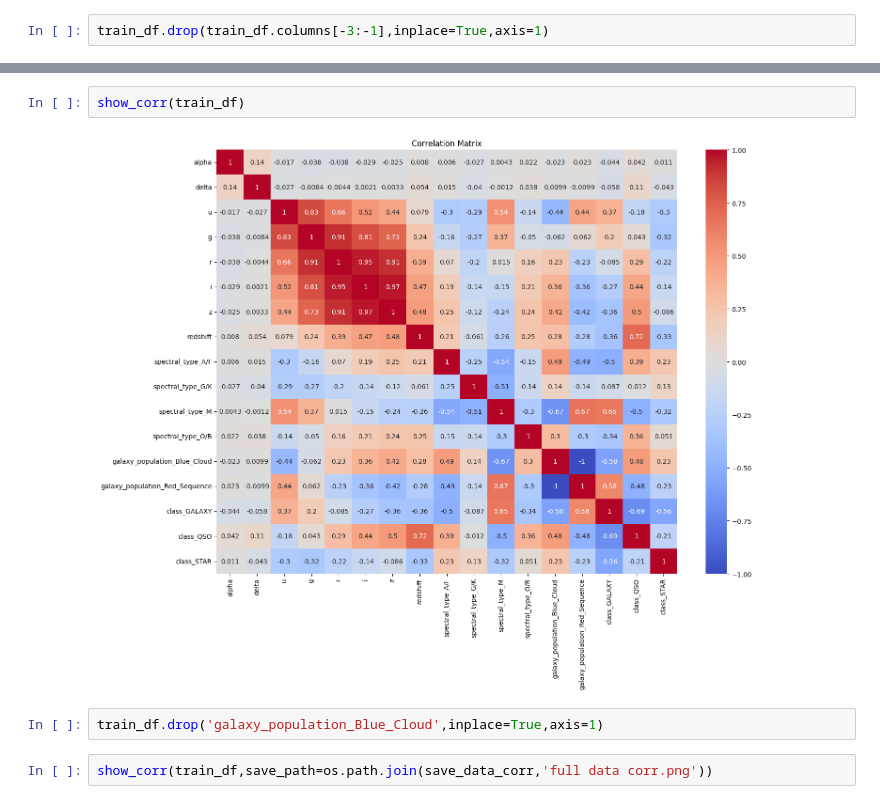
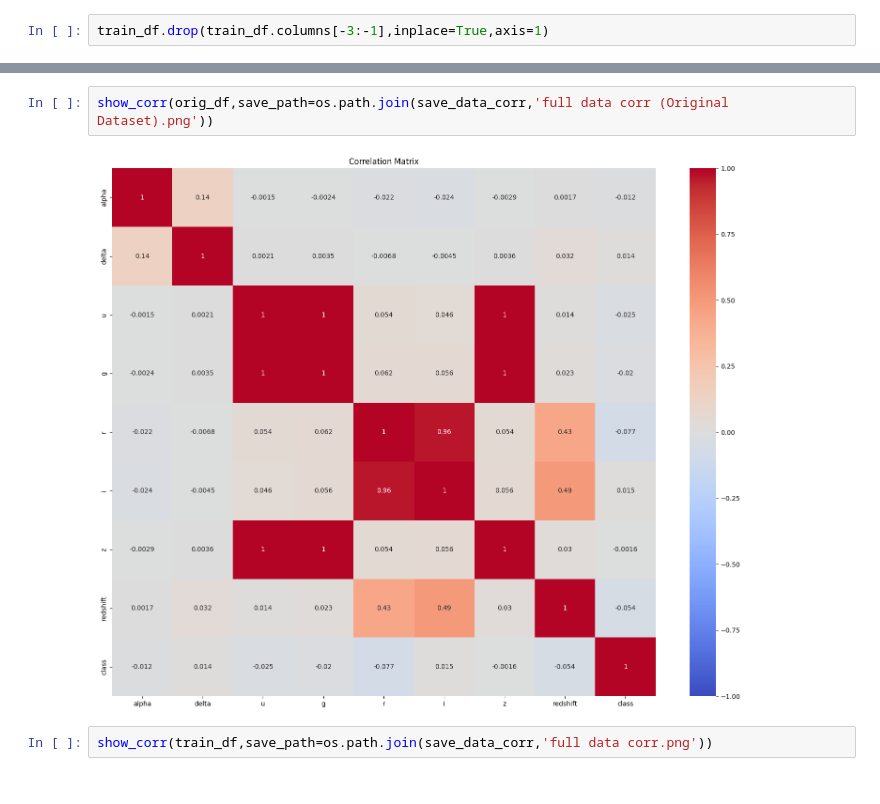
Before and after one commit to Hozaifa-777/Project_Galaxy, a Jupyter notebook: notebooks/01_eda.ipynb, the cells around one changed output, grey strips where cells are left out. Drawn from its saved outputs; the diff is of its cells as text.

Commit message:
feat: add correlation analysis for the original dataset

```diff
--- a/notebooks/01_eda.ipynb
+++ b/notebooks/01_eda.ipynb
@@ -302,9 +302,7 @@ train_df
-# %%
-show_corr(train_df)
-# %% [output]
-[figure, removed]
-# %%
-train_df.drop('galaxy_population_Blue_Cloud',inplace=True,axis=1)
+# %%
+show_corr(orig_df,save_path=os.path.join(save_data_corr,'full data corr (Original Dataset).png'))
+# %% [output]
+[figure, added]
 # %%
 show_corr(train_df,save_path=os.path.join(save_data_corr,'full data corr.png'))
 # %% [output]
```
Also changed, not shown: parts of 1 cell of this notebook.
